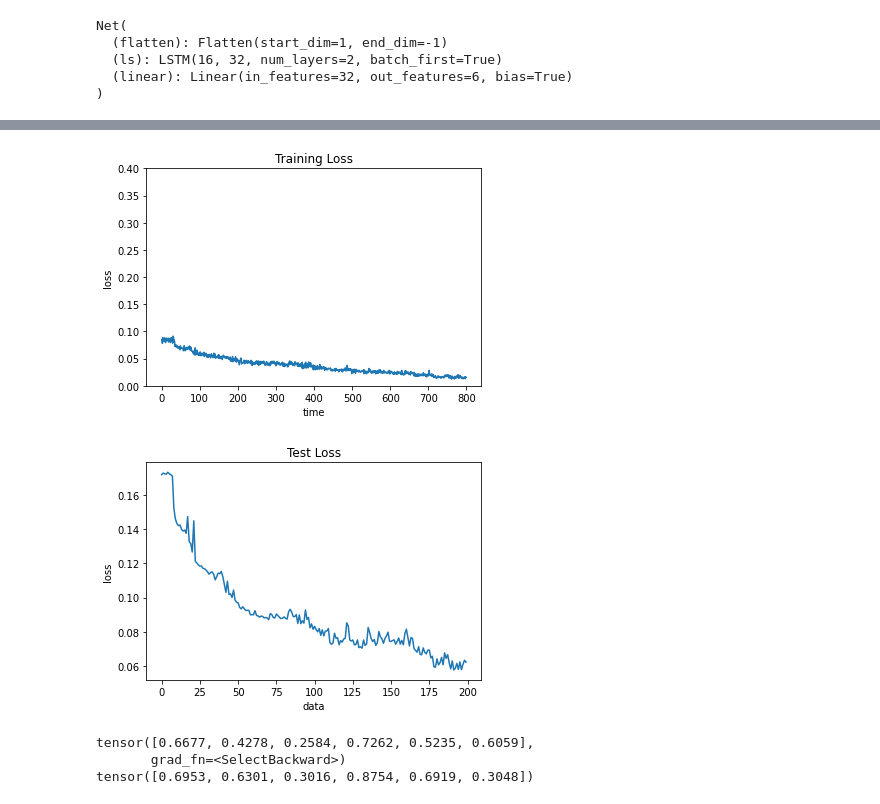
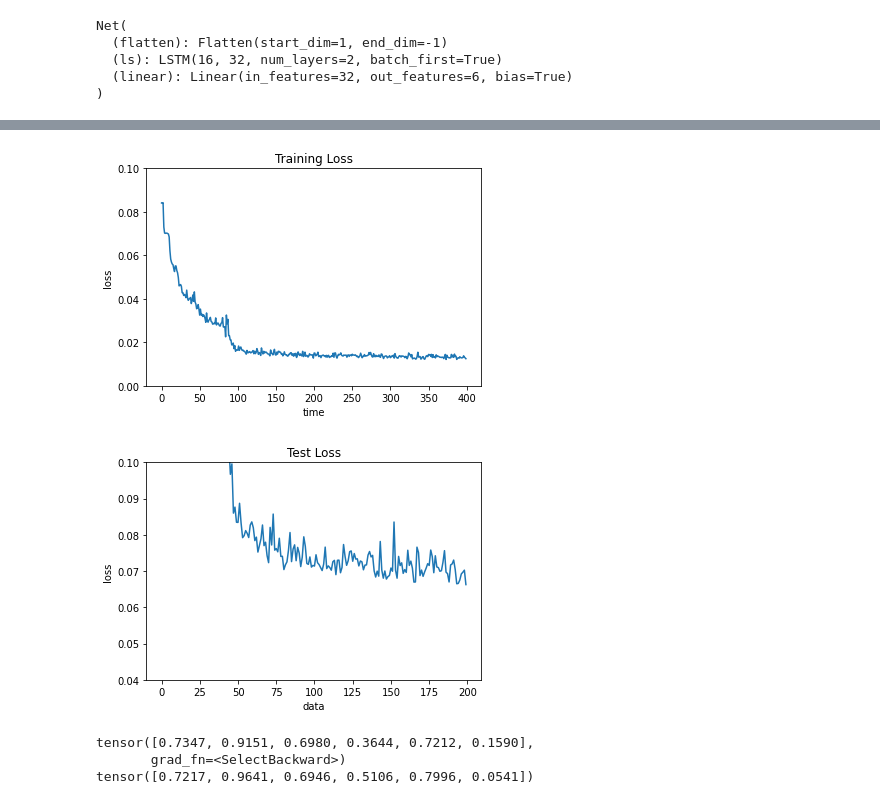
Before and after one commit to anapervan/Flexible-Tool, a Jupyter notebook: data_processing.ipynb, the cells around one changed output, grey strips where cells are left out. Saved outputs shown, nothing was run; the diff lists cells and outputs as text; code cells hidden in the pictures.

Commit message:
data_3 training

```diff
--- a/data_processing.ipynb
+++ b/data_processing.ipynb
@@ -84,6 +87,6 @@ for i in a_array:
     tmp2.append(np.transpose(np.asarray([i])).astype(np.float32))
 a_array = np.asarray(tmp2.copy())
 # %%
-a_array = a_array.reshape(1000,6)
+a_array = a_array.reshape(data_trials,6)
 a_array.shape
 # %% [output]
@@ -94,12 +97,12 @@ from torch import nn
 from torch.utils.data import DataLoader
 import matplotlib.pyplot as plt
 # %%
-train_x = (q_array[0:800,:,:]).astype(np.float32) # training data from csv/pandas (80% of existing data?)
-test_x = (q_array[800:1000,:,:]).astype(np.float32) # test data from csv/pandas (remaining ~20% of data)
+train_x = (q_array[0:int(0.8*data_trials),:,:]).astype(np.float32) # training data from csv/pandas (80% of existing data?)
+test_x = (q_array[int(0.8*data_trials):data_trials,:,:]).astype(np.float32) # test data from csv/pandas (remaining ~20% of data)
 test_x = np.expand_dims(test_x, 1) # add dimension for neural net
 
-train_y = (a_array[0:800,:]).astype(np.float32)
-test_y = (a_array[800:1000,:]).astype(np.float32)
+train_y = (a_array[0:int(0.8*data_trials),:]).astype(np.float32)
+test_y = (a_array[int(0.8*data_trials):data_trials,:]).astype(np.float32)
 
 x_test_tensor = torch.from_numpy(test_x)
 y_test_tensor = torch.from_numpy(test_y)
@@ -119,9 +122,8 @@ y_train_tensor = torch.from_numpy(train_y)
 train_dataset = torch.utils.data.TensorDataset(x_train_tensor, y_train_tensor)
 test_dataset = torch.utils.data.TensorDataset(x_test_tensor, y_test_tensor)
 
-train_loader = torch.utils.data.DataLoader(train_dataset, batch_size = 100,shuffle=True)
-test_loader = torch.utils.data.DataLoader(test_dataset, batch_size = 100,
-                                             shuffle=True)
+train_loader = torch.utils.data.DataLoader(train_dataset, batch_size = 1000, shuffle=True)
+test_loader = torch.utils.data.DataLoader(test_dataset, batch_size = 1000, shuffle=True)
 
 
 for batch, (x, y) in enumerate(train_loader):
@@ -170,7 +172,7 @@ Net(
 # %%
 ### loss function and optimizer for training
 loss_fn = torch.nn.MSELoss()
-optimizer = torch.optim.Adam(model.parameters(), lr=1e-2)
+optimizer = torch.optim.Adam(model.parameters(), lr=1e-)
 
 ### Functions for training and testing the model
 def train(dataloader, model, loss_fn, optimizer,loss_list):
@@ -192,11 +194,10 @@ def train(dataloader, model, loss_fn, optimizer,loss_list):
         loss.backward()
         optimizer.step()
 
-        if batch % 2 == 0:
+        if batch % 10 == 0:
             loss, current = loss.item(), batch * len(x)
             loss_list.append(loss)
-        if batch % 2 == 0:
-#             loss, current = loss.item(), batch * len(x)
+        if batch % 20 == 0:
             print(f"loss: {loss:>7f}  [{current:>5d}/{size:>5d}]")
     return loss_list
 
@@ -243,29 +244,30 @@ Test Error: Loss = 0.062072
 # %%
 plt.figure()
 plt.plot(loss_list)
 axes = plt.gca()
 plt.title('Training Loss')
 plt.xlabel('time')
 plt.ylabel('loss')
-axes.set_ylim([0,0.4])
+axes.set_ylim([0,0.1])
 plt.show()
 
 plt.figure()
 plt.plot(test_loss_list)
 axes = plt.gca()
 plt.title('Test Loss')
 plt.xlabel('data')
 plt.ylabel('loss')
+axes.set_ylim([0.04,0.1])
 plt.show()
 # %% [output]
-[figure, old version]
+[figure, new version]
-[figure, old version]
+[figure, new version]
 # %%
-n = np.random.randint(0,200)
+n = np.random.randint(0,int(0.2*data_trials))
 pred = model(x_test_tensor[n])
 print(pred[0])
 print(y_test_tensor[n])
 # %% [output]
-tensor([0.6677, 0.4278, 0.2584, 0.7262, 0.5235, 0.6059],
+tensor([0.7347, 0.9151, 0.6980, 0.3644, 0.7212, 0.1590],
        grad_fn=<SelectBackward>)
-tensor([0.6953, 0.6301, 0.3016, 0.8754, 0.6919, 0.3048])
+tensor([0.7217, 0.9641, 0.6946, 0.5106, 0.7996, 0.0541])
```
Also changed, not shown: parts of 10 cells of this notebook.
